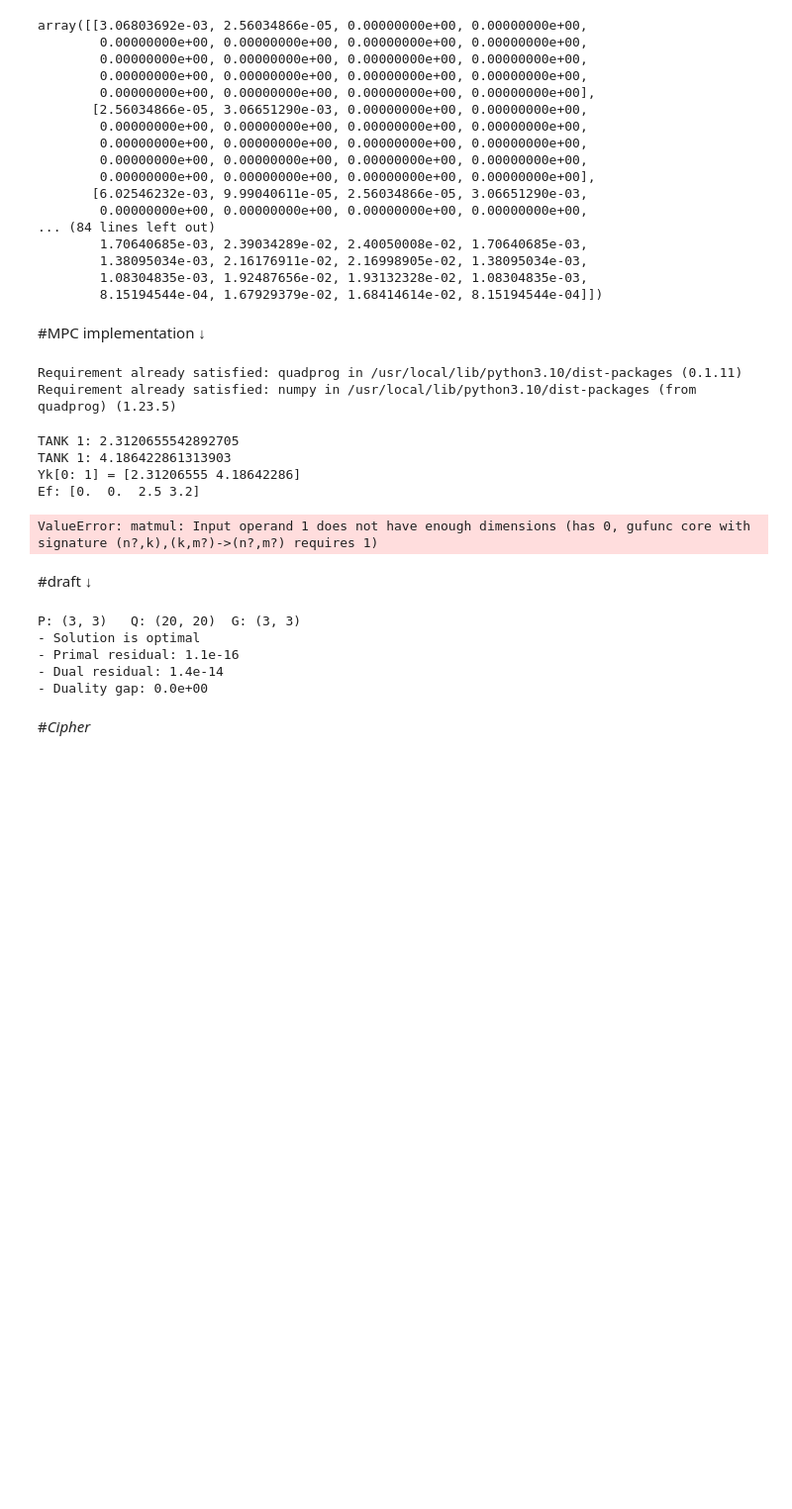
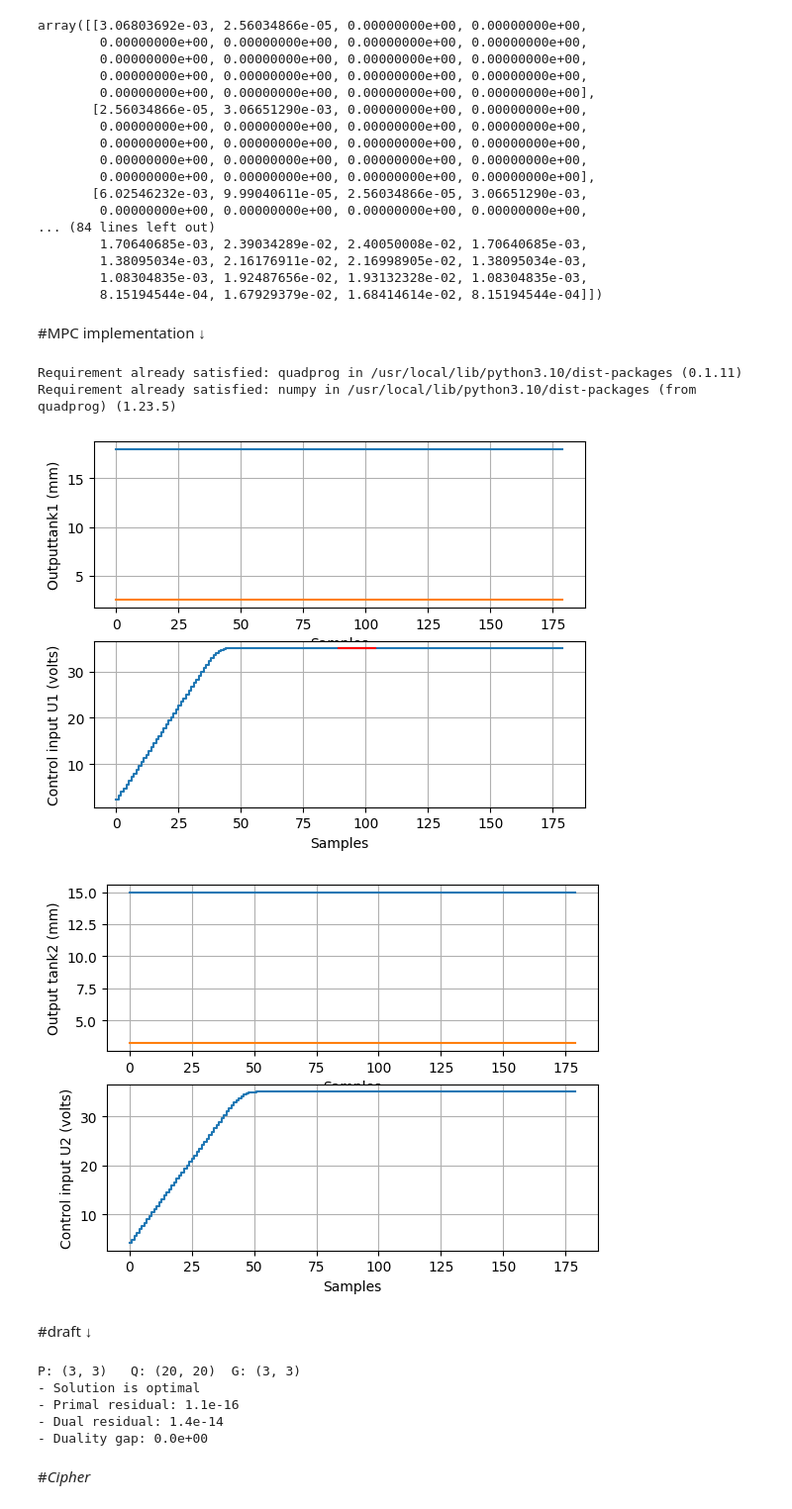
Before and after one commit to coldsober-irene/ASSIGNMENTS, a Jupyter notebook: dissertation.ipynb, the cells around one changed output. Shown: that part at 99% size. Saved outputs shown, nothing was run; the diff lists cells and outputs as text; code cells hidden in the pictures; blank space fills up the shorter version.

```diff
--- a/dissertation.ipynb
+++ b/dissertation.ipynb
@@ -217,6 +217,7 @@ for cx in range(1, 2*Np, 2):
 
 # Initial state vector
 Ef = np.array([0, 0, H1_initial, H2_initial])
+print(f"Ef: {Ef}")
 Ref_1 = ref_1  # reference output
 Ref_2 = ref_2  # reference output
 I = np.eye(2*Nc)
@@ -279,16 +280,54 @@ for k in range(iter_start, iter_end+1):
     U1data.append(Uk[0])
     Y2data.append(Yk[1])
     U2data.append(Uk[1])
+    Yk = np.dot(F, Ef) + np.dot(Phi, delta_U.x)
+
+    Yplant = Yk[:2]
+
+    l = np.array(Xm-Xm_old)
+    Ef = np.concatenate((l, Xm))
     print(f"Ef: {Ef}")
-    Yk = (F @ Ef) + (Phi @ delta_U);
-    Yplant = Yk[:2,0];
-    Ef.append([Xm-Xm_old, Xm])
+    Ef = Ef.T
-# %% [output]
-TANK 1: 2.3120655542892705
-TANK 1: 4.186422861313903
-Yk[0: 1] = [2.31206555 4.18642286]
-Ef: [0.  0.  2.5 3.2]
-ValueError: matmul: Input operand 1 does not have enough dimensions (has 0, gufunc core with signature (n?,k),(k,m?)->(n?,m?) requires 1)
+# %%
+import matplotlib.pyplot as plt
+import numpy as np
+
+# Assuming tdata, ref_1data, Y1data, U1data, w2data, Y2data, U2data are already defined
+
+# Create first figure
+plt.figure()
+plt.subplot(211)
+plt.plot(tdata, ref_1data, tdata, Y1data)
+plt.ylabel('Outputtank1 (mm)')
+plt.xlabel('Samples')
+plt.grid(True)
+
+plt.subplot(212)
+plt.plot(tdata, U1data, drawstyle='steps-post')
+plt.plot(tdata[89:105], U1data[89:105], 'r', drawstyle='steps-post')
+plt.ylabel('Control input U1 (volts)')
+plt.xlabel('Samples')
+plt.grid(True)
+
+# Create second figure
+plt.figure()
+plt.subplot(211)
+plt.plot(tdata, ref_2data, tdata, Y2data)
+plt.ylabel('Output tank2 (mm)')
+plt.xlabel('Samples')
+plt.grid(True)
+
+plt.subplot(212)
+plt.plot(tdata, U2data, drawstyle='steps-post')
+plt.plot(tdata[179:195], U2data[179:195], 'r', drawstyle='steps-post')
+plt.ylabel('Control input U2 (volts)')
+plt.xlabel('Samples')
+plt.grid(True)
+
+plt.show()
+# %% [output]
+[figure, added]
+[figure, added]
 # %% [markdown]
 #draft ↓
 # %%
```
